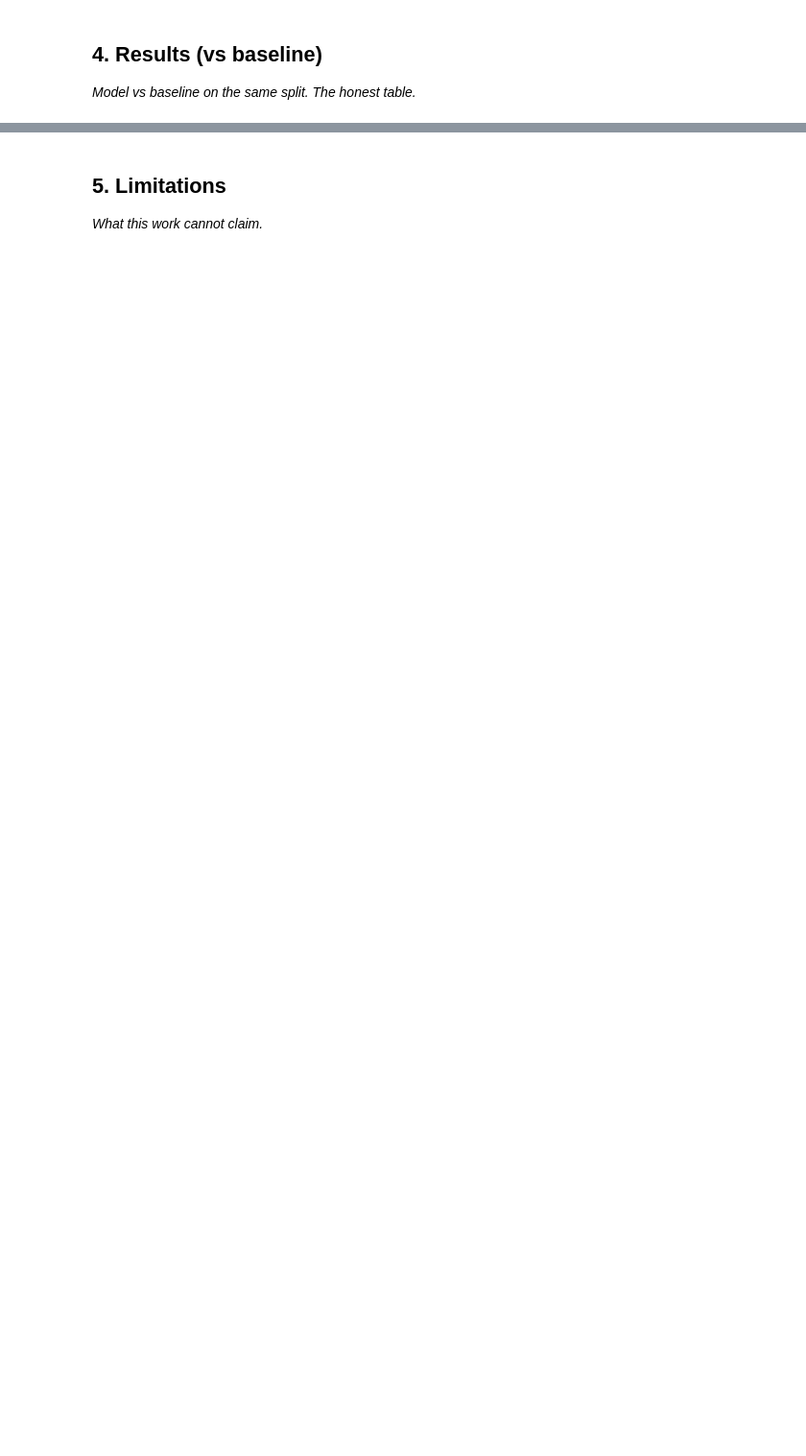
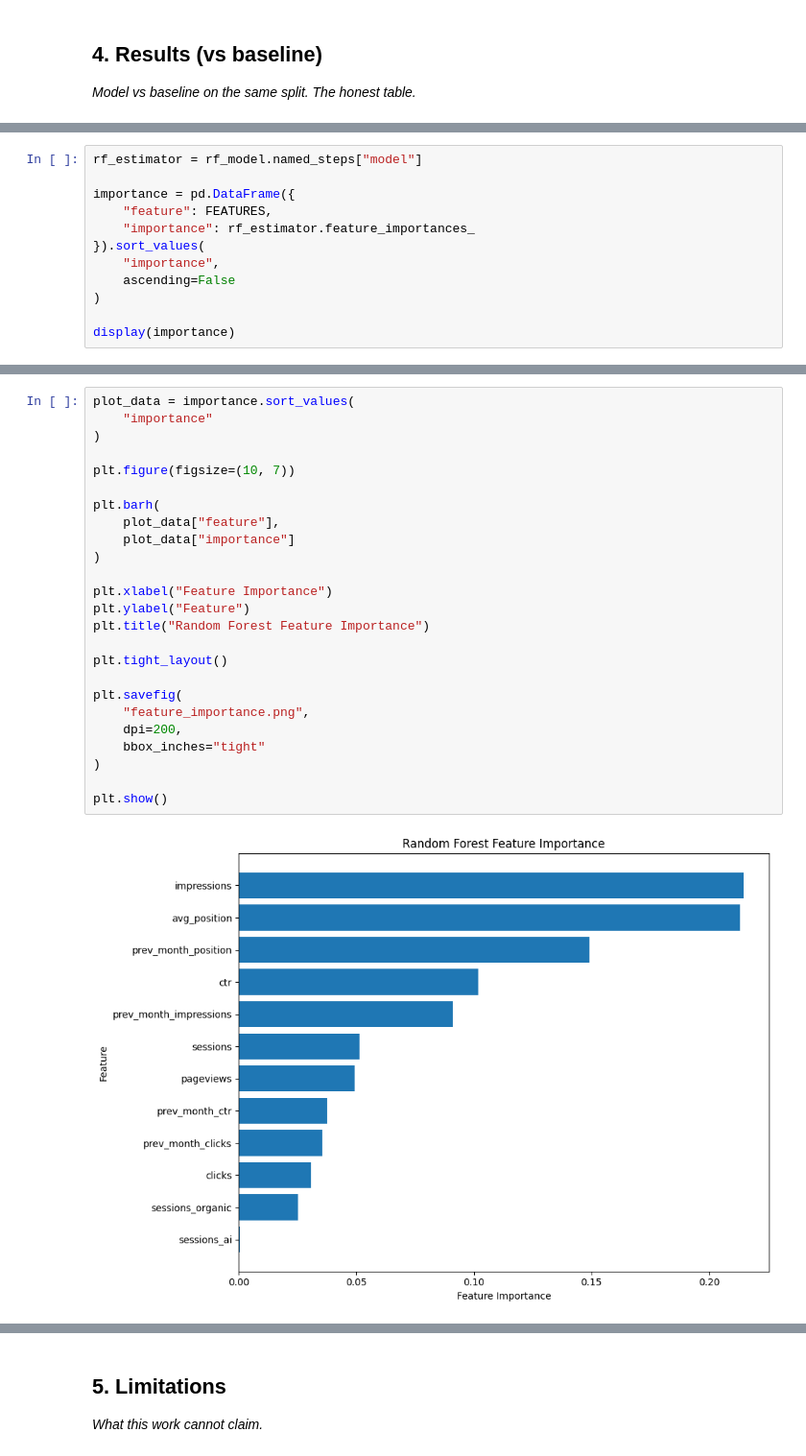
Before and after one commit to fareyahossain835-bit/flyrank-ml, a Jupyter notebook: work/notebooks/capstone.ipynb, the cells around one changed output, grey strips where cells are left out. Shown at 96% size. Cells and saved outputs as stored; diff of their text form; blank space fills up the shorter version.

```diff
--- a/work/notebooks/capstone.ipynb
+++ b/work/notebooks/capstone.ipynb
@@ -125,0 +1008,12 @@ HF token loaded successfully.
+# %%
+rf_estimator = rf_model.named_steps["model"]
+
+importance = pd.DataFrame({
+    "feature": FEATURES,
+    "importance": rf_estimator.feature_importances_
+}).sort_values(
+    "importance",
+    ascending=False
+)
+
+display(importance)
@@ -125,0 +1034,27 @@ HF token loaded successfully.
+# %%
+plot_data = importance.sort_values(
+    "importance"
+)
+
+plt.figure(figsize=(10, 7))
+
+plt.barh(
+    plot_data["feature"],
+    plot_data["importance"]
+)
+
+plt.xlabel("Feature Importance")
+plt.ylabel("Feature")
+plt.title("Random Forest Feature Importance")
+
+plt.tight_layout()
+
+plt.savefig(
+    "feature_importance.png",
+    dpi=200,
+    bbox_inches="tight"
+)
+
+plt.show()
+# %% [output]
+[figure, added]
```
Also changed, not shown: parts of 55 cells of this notebook.
